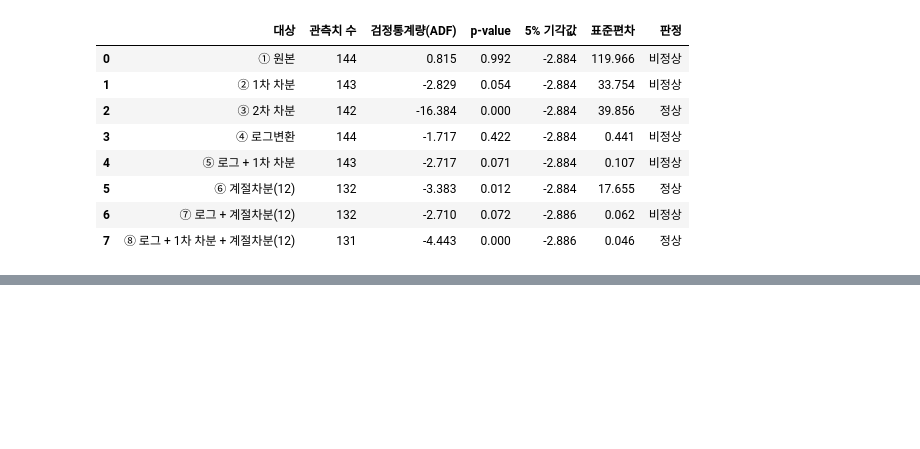
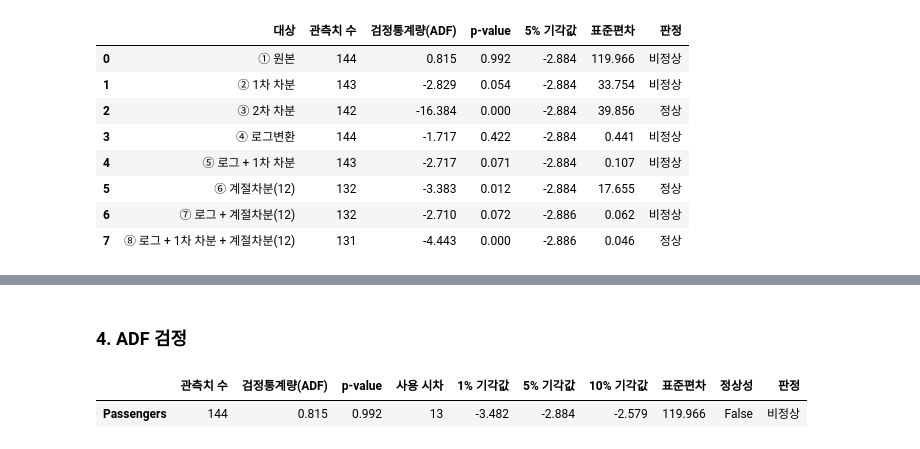
Before and after one commit to hmpce3/basic-statistics-practice, a Jupyter notebook: 11. 시계열 분석ㅣ1. 시계열 데이터의 이해.ipynb, the cells around one changed output, grey strips where cells are left out. Saved outputs shown, nothing was run; the diff lists cells and outputs as text; code cells hidden in the pictures; blank space fills up the shorter version.

```diff
--- a/11. 시계열 분석ㅣ1. 시계열 데이터의 이해.ipynb
+++ b/11. 시계열 분석ㅣ1. 시계열 데이터의 이해.ipynb
@@ -459,0 +508,7 @@ DataFrame(report)[
+# %% [markdown]
+### 4. ADF 검정
+# %%
+my_ts.adf_test(df, 'Passengers')
+# %% [output]
+|  | 관측치 수 | 검정통계량(ADF) | p-value | 사용 시차 | 1% 기각값 | 5% 기각값 | 10% 기각값 | 표준편차 | 정상성 | 판정 |
+| Passengers | 144 | 0.815 | 0.992 | 13 | -3.482 | -2.884 | -2.579 | 119.966 | False | 비정상 |
```
Also changed, not shown: parts of 11 cells of this notebook, 4 other files.
